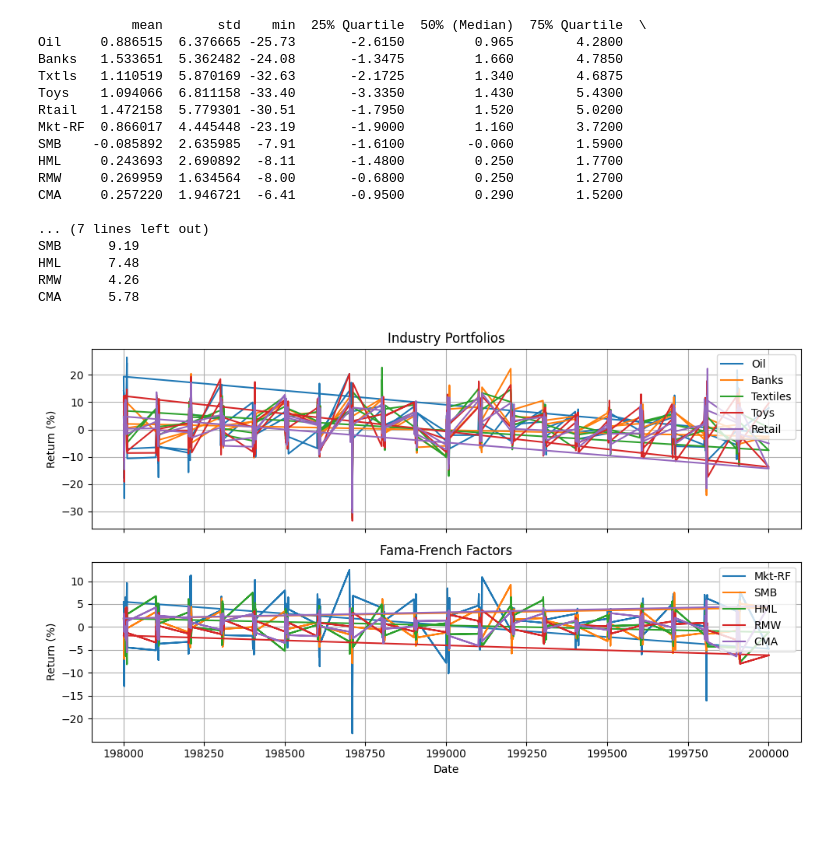
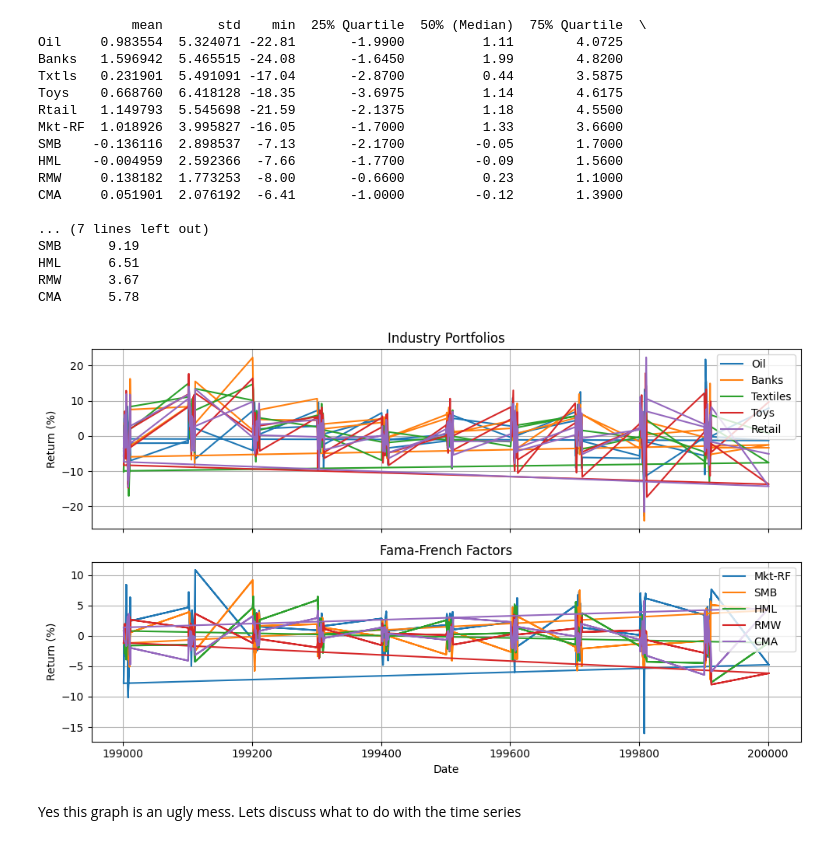
Before and after one commit to AntonioHarley/Empirical.finance.assigment, a Jupyter notebook: Antonio.ipynb, the cells around one changed output. Cells and saved outputs as stored; diff of their text form; code cells hidden in the pictures; blank space fills up the shorter version.

```diff
--- a/Antonio.ipynb
+++ b/Antonio.ipynb
@@ -1,8 +1,9 @@
 # %%
 import pandas as pd
 import matplotlib.pyplot as plt
+from linearmodels.panel import PanelOLS
 #Setting the start and end date
-start=  198001
+start=  199001
 end=    200001
 # Load the CSV
 returns = pd.read_csv('49_Industry_Portfolios.csv', skiprows=11, engine='python', on_bad_lines='skip')
@@ -62,43 +63,45 @@ ax1.plot(filtered_data["Date"], filtered_data["Toys"], label="Toys")
 ax1.plot(filtered_data["Date"], filtered_data["Rtail"], label="Retail")
 
 ax1.set_title("Industry Portfolios")
 ax1.set_ylabel("Return (%)")
 ax1.legend(loc="upper right")
 ax1.grid(True)
 
 # 2. Plot Fama-French Factors
 ax2.plot(filtered_data["Date"], filtered_data["Mkt-RF"], label="Mkt-RF")
 ax2.plot(filtered_data["Date"], filtered_data["SMB"], label="SMB")
 ax2.plot(filtered_data["Date"], filtered_data["HML"], label="HML")
 ax2.plot(filtered_data["Date"], filtered_data["RMW"], label="RMW")
 ax2.plot(filtered_data["Date"], filtered_data["CMA"], label="CMA")
 
 
 ax2.set_title("Fama-French Factors")
 ax2.set_xlabel("Date")
 ax2.set_ylabel("Return (%)")
 ax2.legend(loc="upper right")
 ax2.grid(True)
 
 # Adjust layout and display
 plt.tight_layout()
 plt.show()
 # %% [output]
             mean       std    min  25% Quartile  50% (Median)  75% Quartile  \
-Oil     0.886515  6.376665 -25.73       -2.6150         0.965        4.2800
-Banks   1.533651  5.362482 -24.08       -1.3475         1.660        4.7850
-Txtls   1.110519  5.870169 -32.63       -2.1725         1.340        4.6875
-Toys    1.094066  6.811158 -33.40       -3.3350         1.430        5.4300
-Rtail   1.472158  5.779301 -30.51       -1.7950         1.520        5.0200
-Mkt-RF  0.866017  4.445448 -23.19       -1.9000         1.160        3.7200
-SMB    -0.085892  2.635985  -7.91       -1.6100        -0.060        1.5900
-HML     0.243693  2.690892  -8.11       -1.4800         0.250        1.7700
-RMW     0.269959  1.634564  -8.00       -0.6800         0.250        1.2700
-CMA     0.257220  1.946721  -6.41       -0.9500         0.290        1.5200
+Oil     0.983554  5.324071 -22.81       -1.9900          1.11        4.0725
+Banks   1.596942  5.465515 -24.08       -1.6450          1.99        4.8200
+Txtls   0.231901  5.491091 -17.04       -2.8700          0.44        3.5875
+Toys    0.668760  6.418128 -18.35       -3.6975          1.14        4.6175
+Rtail   1.149793  5.545698 -21.59       -2.1375          1.18        4.5500
+Mkt-RF  1.018926  3.995827 -16.05       -1.7000          1.33        3.6600
+SMB    -0.136116  2.898537  -7.13       -2.1700         -0.05        1.7000
+HML    -0.004959  2.592366  -7.66       -1.7700         -0.09        1.5600
+RMW     0.138182  1.773253  -8.00       -0.6600          0.23        1.1000
+CMA     0.051901  2.076192  -6.41       -1.0000         -0.12        1.3900
 
 ... (7 lines left out)
 SMB      9.19
-HML      7.48
-RMW      4.26
+HML      6.51
+RMW      3.67
 CMA      5.78
-[figure, old version]
+[figure, new version]
+# %% [markdown]
+Yes this graph is an ugly mess. Lets discuss what to do with the time series
```
